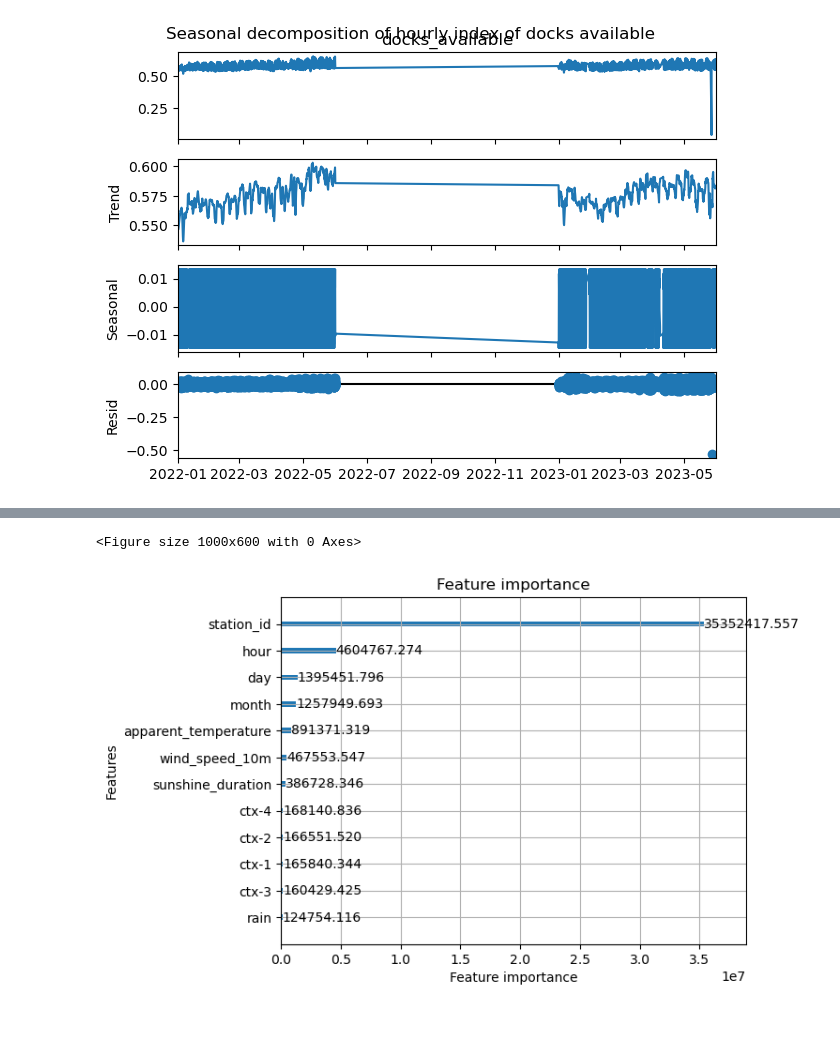
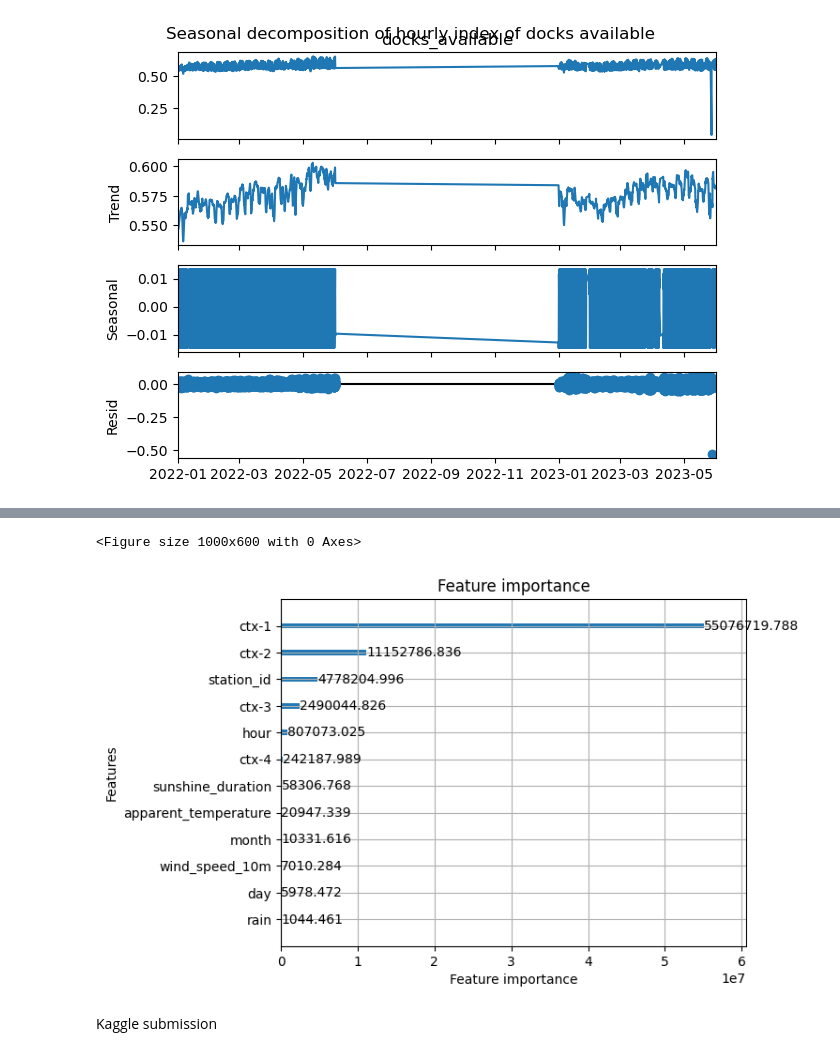
Before and after one commit to LEBsci/Capstone, a Jupyter notebook: LightGBM_Svet_average.ipynb, the cells around one changed output, grey strips where cells are left out. Cells and saved outputs as stored; diff of their text form; code cells hidden in the pictures; blank space fills up the shorter version.

Commit message:
submission done

```diff
--- a/LightGBM_Svet_average.ipynb
+++ b/LightGBM_Svet_average.ipynb
@@ -295,45 +305,49 @@ feature_data['timestamp'] = pd.to_datetime(feature_data['timestamp'])
 # Make timestamp the index
 feature_data.set_index('timestamp', inplace=True)
 
+# Sort the feature data by station_id and then station_id by timestamp
+feature_data.sort_values(by=['station_id', 'timestamp'], inplace=True)
+
 # Engineer features, four columns which will have docks available shifted by 1, 2, 3, and 4 hours before the current timestamp. They are called ctx-1, ctx-2, ctx-3, and ctx-4
-feature_data['ctx-1'] = feature_data['docks_available'].shift(1)
-feature_data['ctx-2'] = feature_data['docks_available'].shift(2)
-feature_data['ctx-3'] = feature_data['docks_available'].shift(3)
-feature_data['ctx-4'] = feature_data['docks_available'].shift(4)
+feature_data['ctx-1'] = feature_data.groupby('station_id')['docks_available'].shift(1)
+feature_data['ctx-2'] = feature_data.groupby('station_id')['docks_available'].shift(2)
+feature_data['ctx-3'] = feature_data.groupby('station_id')['docks_available'].shift(3)
+feature_data['ctx-4'] = feature_data.groupby('station_id')['docks_available'].shift(4)
+
 
 # Drop rows with missing values
 feature_data.dropna(inplace=True)
-
-# Sort the data by index (timestamp) and station_id
-feature_data.sort_values(by=['station_id'], inplace=True)
-feature_data.sort_index(inplace=True)
 
 # Drop columns that are not needed
 feature_data.drop(columns=['relative_humidity_2m'], inplace=True)
 feature_data.drop(columns=['temperature_2m'], inplace=True)
 
+# Convert the timestamp into a column again and reset the index
+feature_data.reset_index(inplace=True)
 
-# Print the first 5 rows
-print(feature_data.head(20))
 
 train_set = feature_data[feature_data['year'] < 2024]
 test_set = feature_data[feature_data['year'] == 2024]
 
-# Feature list
+# # Feature list
 FEATURES = ['station_id', 'month', 'day', 'hour', 'apparent_temperature', 'rain', 'wind_speed_10m', 'sunshine_duration', 'ctx-1', 'ctx-2', 'ctx-3', 'ctx-4']
 
 TARGET = 'docks_available'
 
-# split the data into features and target
+# # split the data into features and target
 X_train = train_set[FEATURES]
 y_train = train_set[TARGET]
 
 X_test = test_set[FEATURES]
 y_test = test_set[TARGET]
 
-# Conversion of the specific data to categories
+
+
+# # Conversion of the specific data to categories
 X_train['station_id'] = X_train['station_id'].astype('category')
 X_test['station_id'] = X_test['station_id'].astype('category')
+
+# X_train
 
 # Convert dataframes into cudf
 # X_train = cudf.DataFrame.from_pandas(X_train)
@@ -368,6 +382,7 @@ def objective(trial):
         "n_estimators": trial.suggest_int("n_estimators", 200, 3000),
         "subsample": trial.suggest_float("subsample", 0.7, 1.0),
         "colsample_bytree": trial.suggest_float("colsample_bytree", 0.7, 1.0),
+        "n_jobs": -1
     }
     # Create the LightGBM dataset
     train_data = lgb.Dataset(X_train, label=y_train)
@@ -404,7 +419,4 @@ print(best_params)
 
 # Release memory
 del feature_data
-gc.collect()
-cuda.current_context().deallocations.clear()
-cuda.current_context().reset()
 # %% [output]
@@ -456,6 +528,6 @@ Trial 4 finished with value: 0.2688805076810001
 # %%
 # Train the model with the best parameters
-model = lgb.LGBMRegressor(**best_params)
+model = lgb.LGBMRegressor(**best_params, n_jobs=-1)
 model.fit(X_train, logit(y_train.clip(1e-6, 1-1e-6)))
 
 # Predict the test set
@@ -490,2 +562,4 @@ RMSE: 0.24074142747165317
 <Figure size 1000x600 with 0 Axes>
-[figure, old version]
+[figure, new version]
+# %% [markdown]
+Kaggle submission
```
Also changed, not shown: parts of 8 cells of this notebook, 7 other files.
